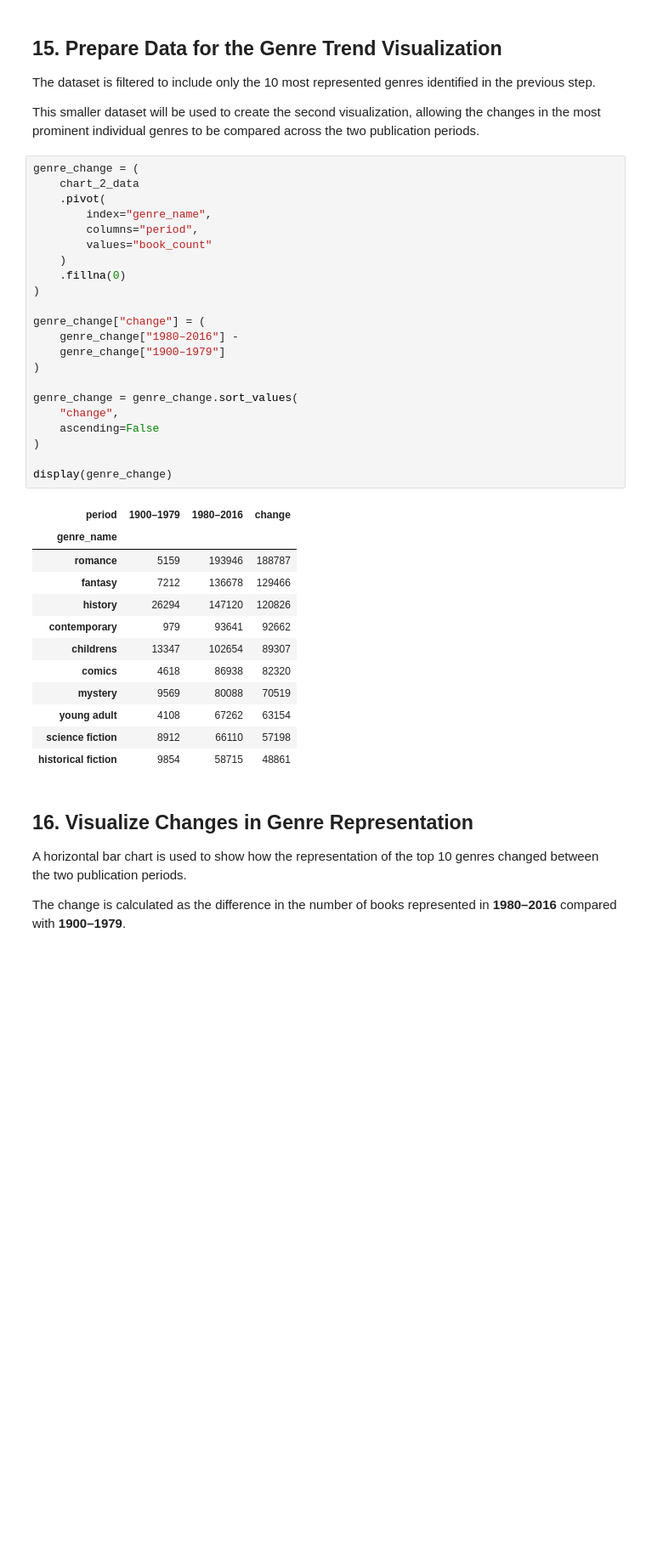
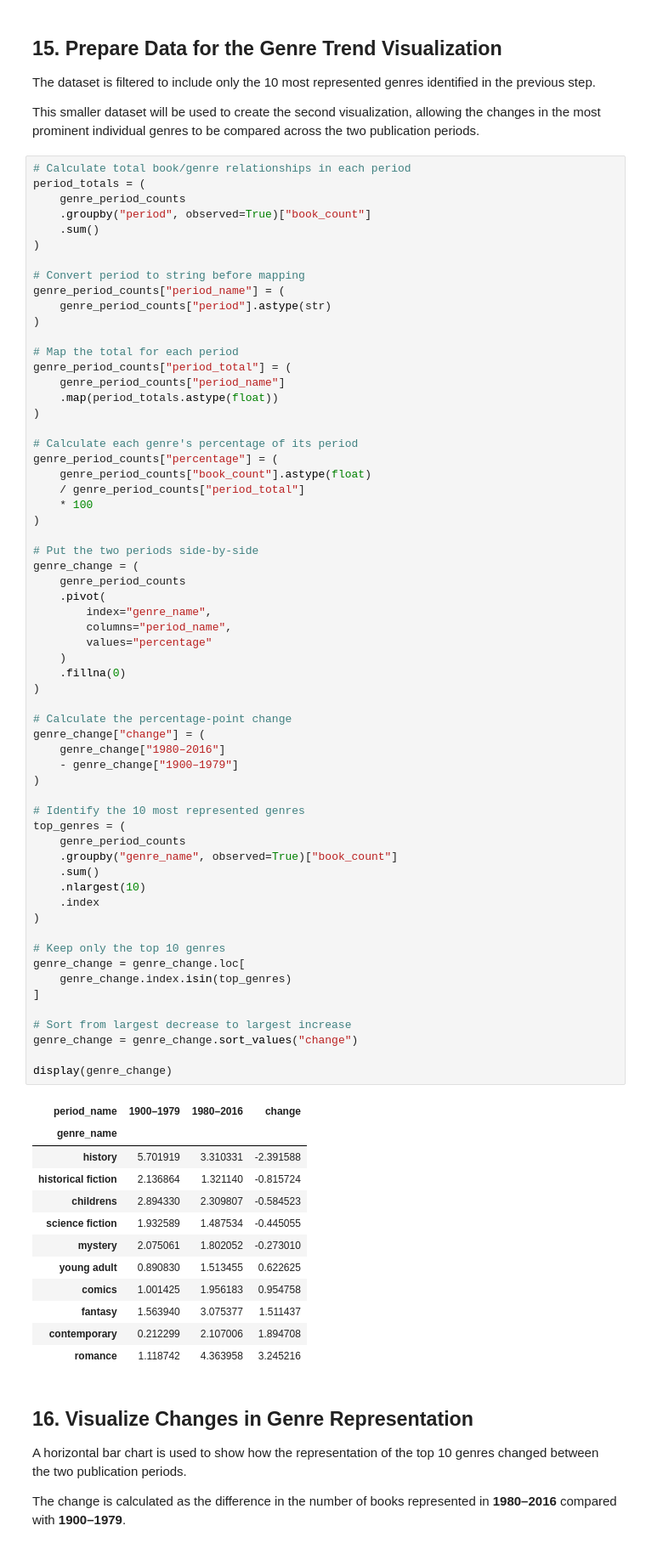
Before and after one commit to Hooperbassman/Book_Genre_Trends_Analysis, a Jupyter notebook: notebooks/EDA.ipynb, the cells around one changed output. Shown at 85% size. Drawn from its saved outputs; the diff is of its cells as text; blank space fills up the shorter version.

```diff
--- a/notebooks/EDA.ipynb
+++ b/notebooks/EDA.ipynb
@@ -377,40 +377,79 @@ The dataset is filtered to include only the 10 most represented genres identifie
 
 This smaller dataset will be used to create the second visualization, allowing the changes in the most prominent individual genres to be compared across the two publication periods.
 # %%
+# Calculate total book/genre relationships in each period
+period_totals = (
+    genre_period_counts
+    .groupby("period", observed=True)["book_count"]
+    .sum()
+)
+
+# Convert period to string before mapping
+genre_period_counts["period_name"] = (
+    genre_period_counts["period"].astype(str)
+)
+
+# Map the total for each period
+genre_period_counts["period_total"] = (
+    genre_period_counts["period_name"]
+    .map(period_totals.astype(float))
+)
+
+# Calculate each genre's percentage of its period
+genre_period_counts["percentage"] = (
+    genre_period_counts["book_count"].astype(float)
+    / genre_period_counts["period_total"]
+    * 100
+)
+
+# Put the two periods side-by-side
 genre_change = (
-    chart_2_data
+    genre_period_counts
     .pivot(
         index="genre_name",
-        columns="period",
-        values="book_count"
+        columns="period_name",
+        values="percentage"
     )
     .fillna(0)
 )
 
+# Calculate the percentage-point change
 genre_change["change"] = (
-    genre_change["1980–2016"] -
-    genre_change["1900–1979"]
+    genre_change["1980–2016"]
+    - genre_change["1900–1979"]
 )
 
-genre_change = genre_change.sort_values(
-    "change",
-    ascending=False
+# Identify the 10 most represented genres
+top_genres = (
+    genre_period_counts
+    .groupby("genre_name", observed=True)["book_count"]
+    .sum()
+    .nlargest(10)
+    .index
 )
 
+# Keep only the top 10 genres
+genre_change = genre_change.loc[
+    genre_change.index.isin(top_genres)
+]
+
+# Sort from largest decrease to largest increase
+genre_change = genre_change.sort_values("change")
+
 display(genre_change)
 # %% [output]
-| period | 1900–1979 | 1980–2016 | change |
+| period_name | 1900–1979 | 1980–2016 | change |
 | genre_name |  |  |  |
-| romance | 5159 | 193946 | 188787 |
-| fantasy | 7212 | 136678 | 129466 |
-| history | 26294 | 147120 | 120826 |
-| contemporary | 979 | 93641 | 92662 |
-| childrens | 13347 | 102654 | 89307 |
-| comics | 4618 | 86938 | 82320 |
-| mystery | 9569 | 80088 | 70519 |
-| young adult | 4108 | 67262 | 63154 |
-| science fiction | 8912 | 66110 | 57198 |
-| historical fiction | 9854 | 58715 | 48861 |
+| history | 5.701919 | 3.310331 | -2.391588 |
+| historical fiction | 2.136864 | 1.321140 | -0.815724 |
+| childrens | 2.894330 | 2.309807 | -0.584523 |
+| science fiction | 1.932589 | 1.487534 | -0.445055 |
+| mystery | 2.075061 | 1.802052 | -0.273010 |
+| young adult | 0.890830 | 1.513455 | 0.622625 |
+| comics | 1.001425 | 1.956183 | 0.954758 |
+| fantasy | 1.563940 | 3.075377 | 1.511437 |
+| contemporary | 0.212299 | 2.107006 | 1.894708 |
+| romance | 1.118742 | 4.363958 | 3.245216 |
 # %% [markdown]
 ## 16. Visualize Changes in Genre Representation
 
```
Also changed, not shown: parts of 1 cell of this notebook, 4 other files.
